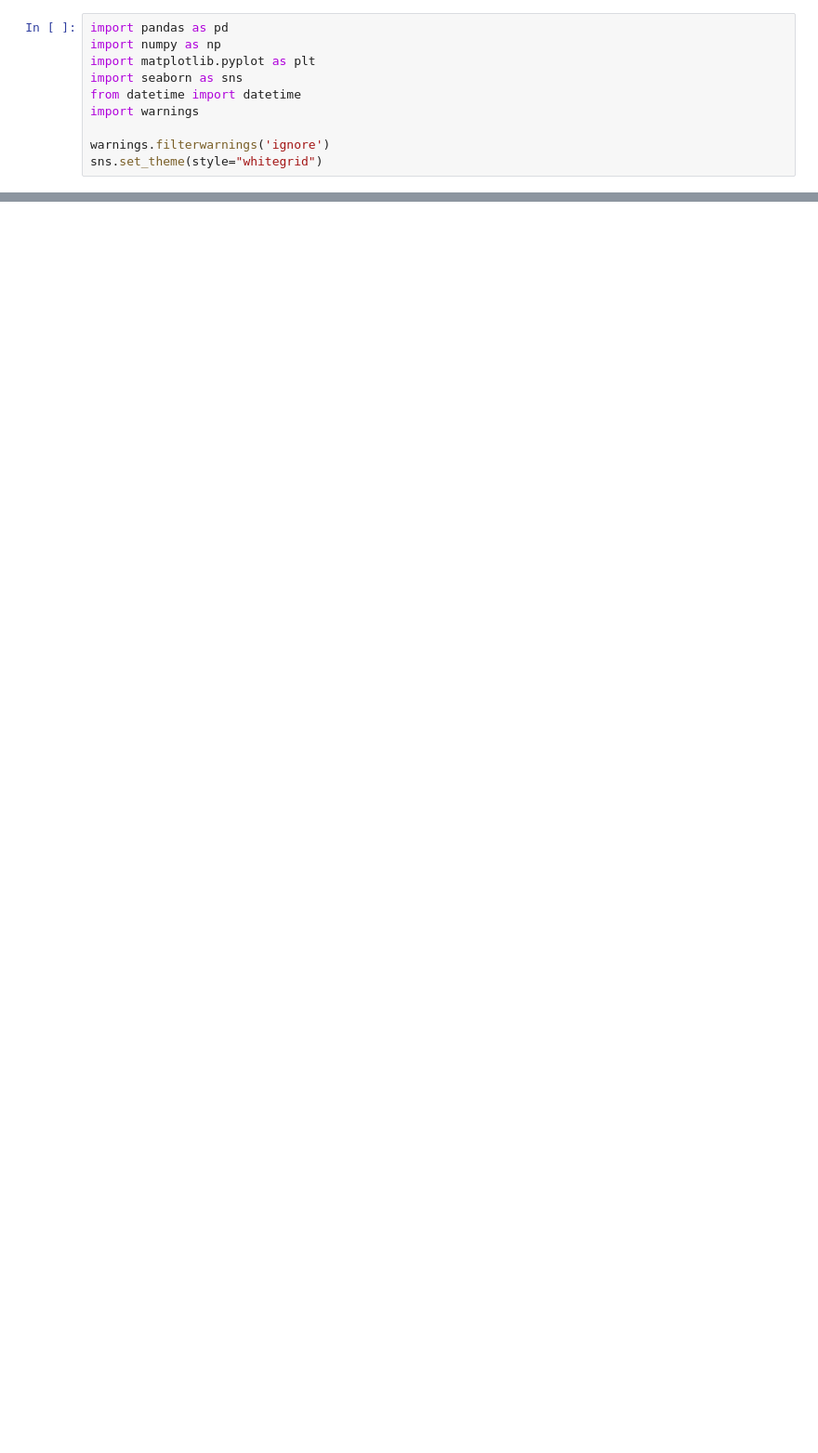
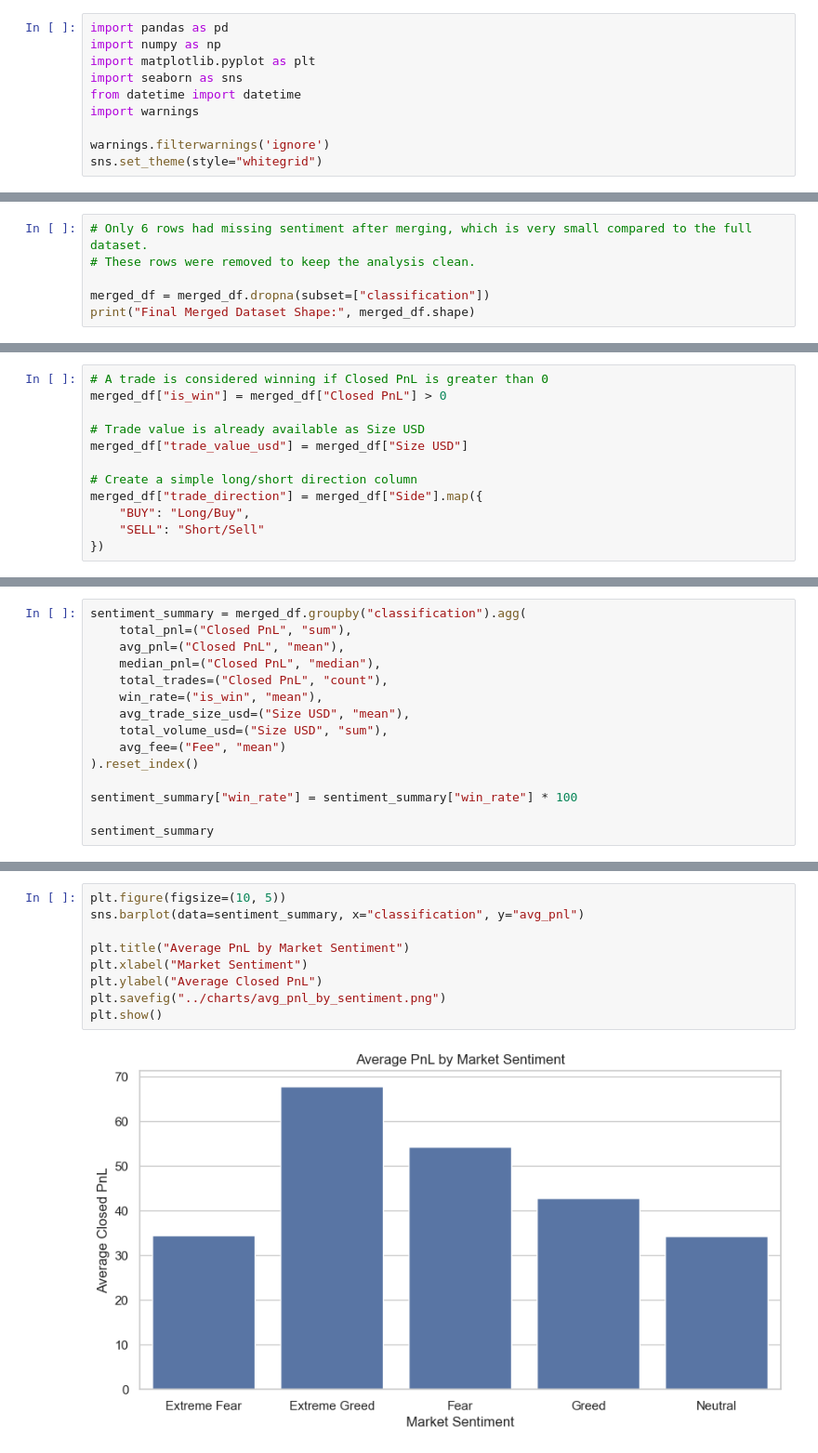
Before and after one commit to vaibhavmangla07/PrimeTrade.ai, a Jupyter notebook: notebook/main.ipynb, the cells around one changed output, grey strips where cells are left out. Shown at 93% size. Cells and saved outputs as stored; diff of their text form; blank space fills up the shorter version.

```diff
--- a/notebook/main.ipynb
+++ b/notebook/main.ipynb
@@ -264,0 +141,6 @@ Based on the analysis, here are 2 strategy recommendations / rules of thumb:
+# %%
+# Only 6 rows had missing sentiment after merging, which is very small compared to the full dataset.
+# These rows were removed to keep the analysis clean.
+
+merged_df = merged_df.dropna(subset=["classification"])
+print("Final Merged Dataset Shape:", merged_df.shape)
@@ -264,0 +165,12 @@ Based on the analysis, here are 2 strategy recommendations / rules of thumb:
+# %%
+# A trade is considered winning if Closed PnL is greater than 0
+merged_df["is_win"] = merged_df["Closed PnL"] > 0
+
+# Trade value is already available as Size USD
+merged_df["trade_value_usd"] = merged_df["Size USD"]
+
+# Create a simple long/short direction column
+merged_df["trade_direction"] = merged_df["Side"].map({
+    "BUY": "Long/Buy",
+    "SELL": "Short/Sell"
+})
@@ -264,0 +288,15 @@ Based on the analysis, here are 2 strategy recommendations / rules of thumb:
+# %%
+sentiment_summary = merged_df.groupby("classification").agg(
+    total_pnl=("Closed PnL", "sum"),
+    avg_pnl=("Closed PnL", "mean"),
+    median_pnl=("Closed PnL", "median"),
+    total_trades=("Closed PnL", "count"),
+    win_rate=("is_win", "mean"),
+    avg_trade_size_usd=("Size USD", "mean"),
+    total_volume_usd=("Size USD", "sum"),
+    avg_fee=("Fee", "mean")
+).reset_index()
+
+sentiment_summary["win_rate"] = sentiment_summary["win_rate"] * 100
+
+sentiment_summary
@@ -264,0 +312,11 @@ Based on the analysis, here are 2 strategy recommendations / rules of thumb:
+# %%
+plt.figure(figsize=(10, 5))
+sns.barplot(data=sentiment_summary, x="classification", y="avg_pnl")
+
+plt.title("Average PnL by Market Sentiment")
+plt.xlabel("Market Sentiment")
+plt.ylabel("Average Closed PnL")
+plt.savefig("../charts/avg_pnl_by_sentiment.png")
+plt.show()
+# %% [output]
+[figure, added]
```
Also changed, not shown: parts of 81 cells of this notebook, 15 other files.
